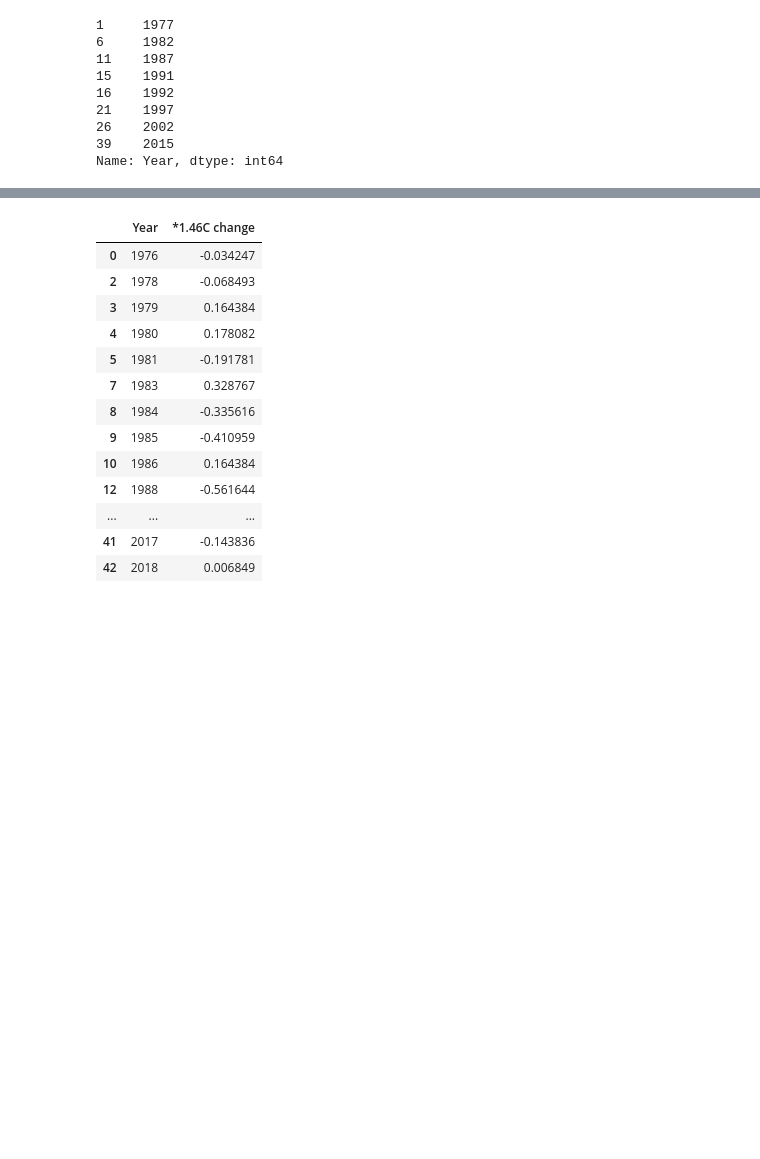
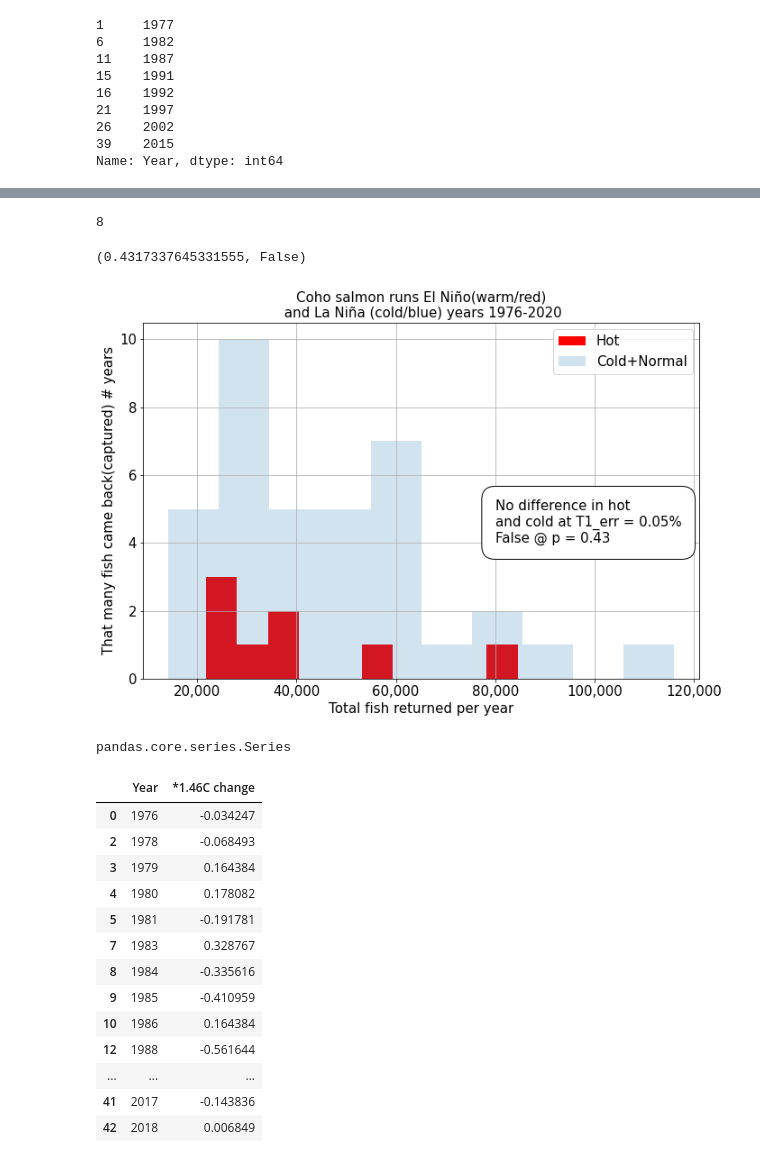
Before and after one commit to ans12256-PROJECTS/C1_PROJECT, a Jupyter notebook: notebooks/WDFW_visualizations.ipynb, the cells around one changed output, grey strips where cells are left out. Drawn from its saved outputs; the diff is of its cells as text; code cells hidden in the pictures; blank space fills up the shorter version.

```diff
--- a/notebooks/WDFW_visualizations.ipynb
+++ b/notebooks/WDFW_visualizations.ipynb
@@ -738,13 +736,14 @@ def calculate_t_test(sample1, sample2, type_I_error_rate):
 # @@@
 # filter = df_OT.iloc[:,[1]] > 0.5/1.46
 threshold_temp = 0.48
-filter = df_OT['*1.46C change'] > threshold_temp/1.46
+temp_filter = df_OT['*1.46C change'] > threshold_temp/1.46
 filter
-tmpHot = df_OT[filter] #.dropna(axis=1) #.iloc[:,[1]]
+tmpHot = df_OT[temp_filter] #.dropna(axis=1) #.iloc[:,[1]]
 # tmp = df_OT.loc[df_OT.iloc[:,[1]] > 0.5/1.46] # ValueError: Cannot index with multidimensional key
 tmpHot['Year']
-# tmpCold = df_OT[~filter] #.dropna(axis=1) #.iloc[:,[1]]
+# tmpCold = df_OT[~temp_filter] #.dropna(axis=1) #.iloc[:,[1]]
 # tmpCold
+# df_OT
 # %% [output]
 1     1977
 6     1982
@@ -806 +817,39 @@ Name: Species, Length: 211, dtype: bool
+# %%
+45 - len(sample2_c) # = 8
+len(sample1_h) # = 8
+# %% [output]
+8
+# %%
+calculate_t_test(sample1=sample1_h, sample2=sample2_c, type_I_error_rate=0.05)
+# %% [output]
+(0.4317337645331555, False)
+# %%
+fig, axs = plt.subplots(figsize=(10,7), tight_layout=True)  # superimpose distributions
+
+axs.hist(sample1_h, color='red', label='Hot')
+axs.hist(sample2_c, alpha = 0.2, label = 'Cold+Normal')
+axs.legend()
+axs.set_xlabel('Total fish returned per year')
+axs.set_ylabel('That many fish came back(captured) # years')
+axs.set_title('Coho salmon runs El Niño(warm/red)\n \
+and La Niña (cold/blue) years 1976-2020')
+# axs.text(x=10000,y=6,s='Coho')
+axs.text(80000, 4, \
+'No difference in hot\nand cold at T1_err = 0.05%\nFalse @ p = 0.43', backgroundcolor='w',
+bbox=dict(facecolor='w', edgecolor='black', boxstyle='round,pad=1'))
+
+# https://stackoverflow.com/questions/25973581/how-do-i-format-axis-number-format-to-thousands-with-a-comma-in-matplotlib
+axs.xaxis.set_major_formatter(mpl.ticker.StrMethodFormatter('{x:,.0f}'))
+
+axs.grid()
+font_sizes(15,15)
+# axs[1].grid()
+# plt.tight_layout() # specified in subplots
+# %% [output]
+[figure, added]
+# %%
+type(temp_filter) # pandas.core.series.Series
+# type(filter_bool)  # pandas.core.series.Series
+# %% [output]
+pandas.core.series.Series
 # %%
```
Also changed, not shown: parts of 13 cells of this notebook.
